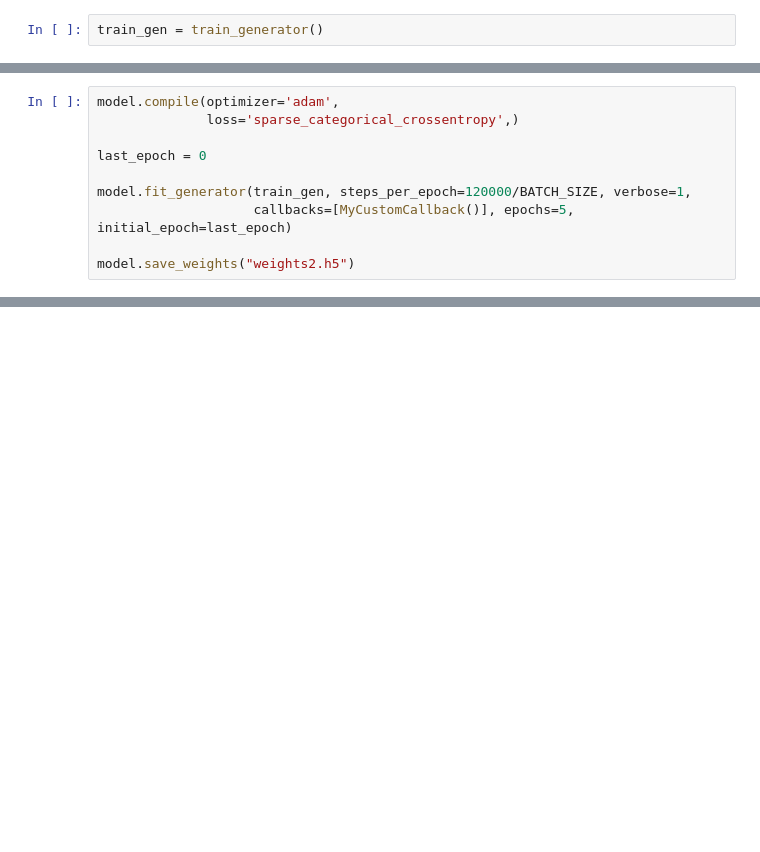
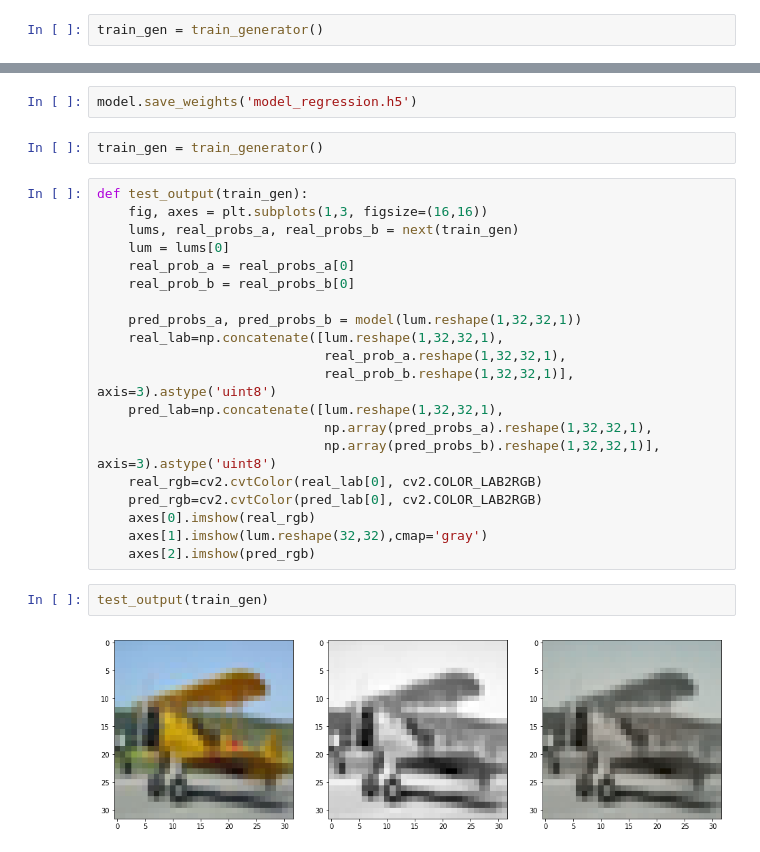
Before and after one commit to LouisTilloy/IEOR242_deep_colorization, a Jupyter notebook: Regression.ipynb, the cells around one changed output, grey strips where cells are left out. Saved outputs shown, nothing was run; the diff lists cells and outputs as text; blank space fills up the shorter version.

Commit message:
regression model

```diff
--- a/Regression.ipynb
+++ b/Regression.ipynb
@@ -256,10 +274,0 @@ class MyCustomCallback(tf.keras.callbacks.Callback):
-# %%
-model.compile(optimizer='adam',
-              loss='sparse_categorical_crossentropy',)
-
-last_epoch = 0
-
-model.fit_generator(train_gen, steps_per_epoch=120000/BATCH_SIZE, verbose=1,
-                    callbacks=[MyCustomCallback()], epochs=5, initial_epoch=last_epoch)
-
-model.save_weights("weights2.h5")
@@ -269,0 +322,28 @@ ValueError: Found a sample_weight array with shape (16, 32, 32, 1). In order to
+# %%
+model.save_weights('model_regression.h5')
+# %%
+train_gen = train_generator()
+# %%
+def test_output(train_gen):
+    fig, axes = plt.subplots(1,3, figsize=(16,16))
+    lums, real_probs_a, real_probs_b = next(train_gen)
+    lum = lums[0]
+    real_prob_a = real_probs_a[0]
+    real_prob_b = real_probs_b[0]
+
+    pred_probs_a, pred_probs_b = model(lum.reshape(1,32,32,1))
+    real_lab=np.concatenate([lum.reshape(1,32,32,1),
+                             real_prob_a.reshape(1,32,32,1),
+                             real_prob_b.reshape(1,32,32,1)], axis=3).astype('uint8')
+    pred_lab=np.concatenate([lum.reshape(1,32,32,1),
+                             np.array(pred_probs_a).reshape(1,32,32,1),
+                             np.array(pred_probs_b).reshape(1,32,32,1)], axis=3).astype('uint8')
+    real_rgb=cv2.cvtColor(real_lab[0], cv2.COLOR_LAB2RGB)
+    pred_rgb=cv2.cvtColor(pred_lab[0], cv2.COLOR_LAB2RGB)
+    axes[0].imshow(real_rgb)
+    axes[1].imshow(lum.reshape(32,32),cmap='gray')
+    axes[2].imshow(pred_rgb)
+# %%
+test_output(train_gen)
+# %% [output]
+[figure, added]
```
Also changed, not shown: parts of 10 cells of this notebook.
